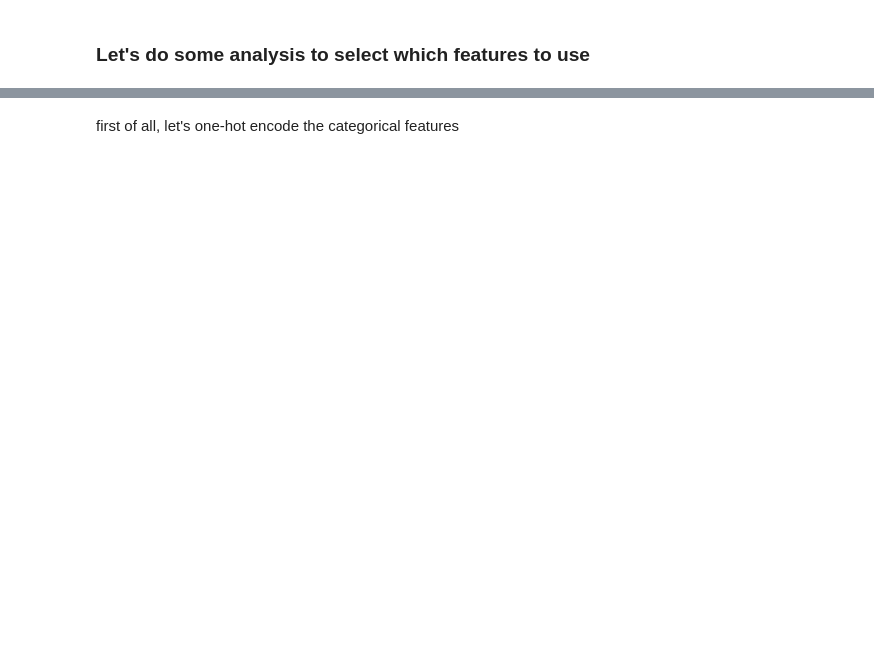
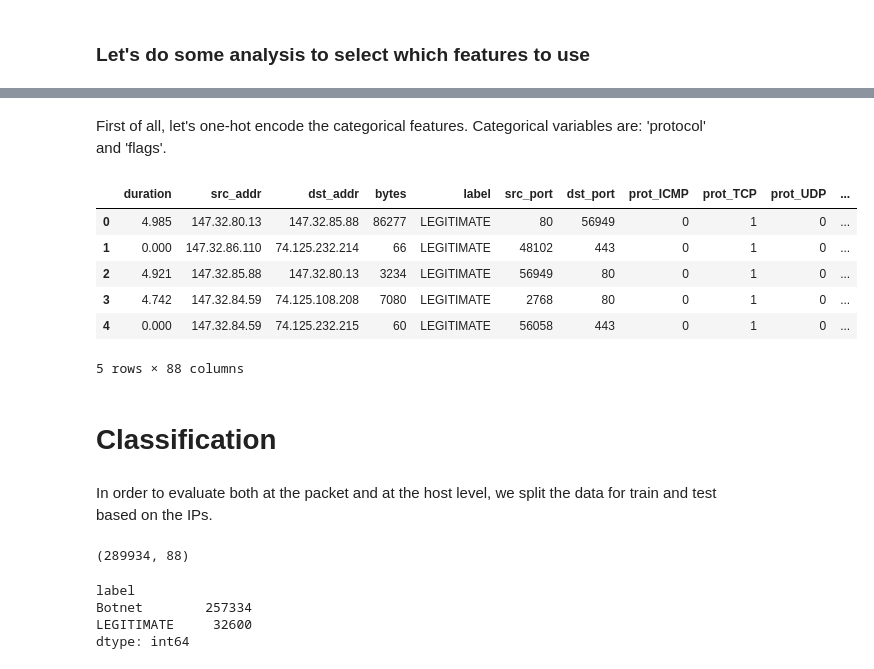
Before and after one commit to benhe119/Cyber-data-analytics_TUDelft, a Jupyter notebook: lab3/notebooks/Flow_classification_task.ipynb, the cells around one changed output, grey strips where cells are left out. Saved outputs shown, nothing was run; the diff lists cells and outputs as text; code cells hidden in the pictures; blank space fills up the shorter version.

```diff
--- a/lab3/notebooks/Flow_classification_task.ipynb
+++ b/lab3/notebooks/Flow_classification_task.ipynb
@@ -112,2 +125,18 @@ for feature in new_df.columns:
 # %% [markdown]
-first of all, let's one-hot encode the categorical features
+First of all, let's one-hot encode the categorical features. Categorical variables are: 'protocol' and 'flags'.
+# %%
+dummy_df = pd.get_dummies(new_df, columns = ['protocol', 'flags'], prefix = ['prot', 'flag'])
+
+dummy_df.head()
+# %% [output]
+|  | duration | src_addr | dst_addr | bytes | label | src_port | dst_port | prot_ICMP | prot_TCP | prot_UDP | ... |
+| 0 | 4.985 | 147.32.80.13 | 147.32.85.88 | 86277 | LEGITIMATE | 80 | 56949 | 0 | 1 | 0 | ... |
+| 1 | 0.000 | 147.32.86.110 | 74.125.232.214 | 66 | LEGITIMATE | 48102 | 443 | 0 | 1 | 0 | ... |
+| 2 | 4.921 | 147.32.85.88 | 147.32.80.13 | 3234 | LEGITIMATE | 56949 | 80 | 0 | 1 | 0 | ... |
+| 3 | 4.742 | 147.32.84.59 | 74.125.108.208 | 7080 | LEGITIMATE | 2768 | 80 | 0 | 1 | 0 | ... |
+| 4 | 0.000 | 147.32.84.59 | 74.125.232.215 | 60 | LEGITIMATE | 56058 | 443 | 0 | 1 | 0 | ... |
+5 rows × 88 columns
+# %% [markdown]
+# Classification
+# %% [markdown]
+In order to evaluate both at the packet and at the host level, we split the data for train and test based on the IPs.
@@ -113,0 +149,9 @@ first of all, let's one-hot encode the categorical features
+# %%
+print(train_data.shape)
+train_data.groupby('label').size()
+# %% [output]
+(289934, 88)
+label
+Botnet        257334
+LEGITIMATE     32600
+dtype: int64
```
Also changed, not shown: parts of 29 cells of this notebook, 2 other files.
